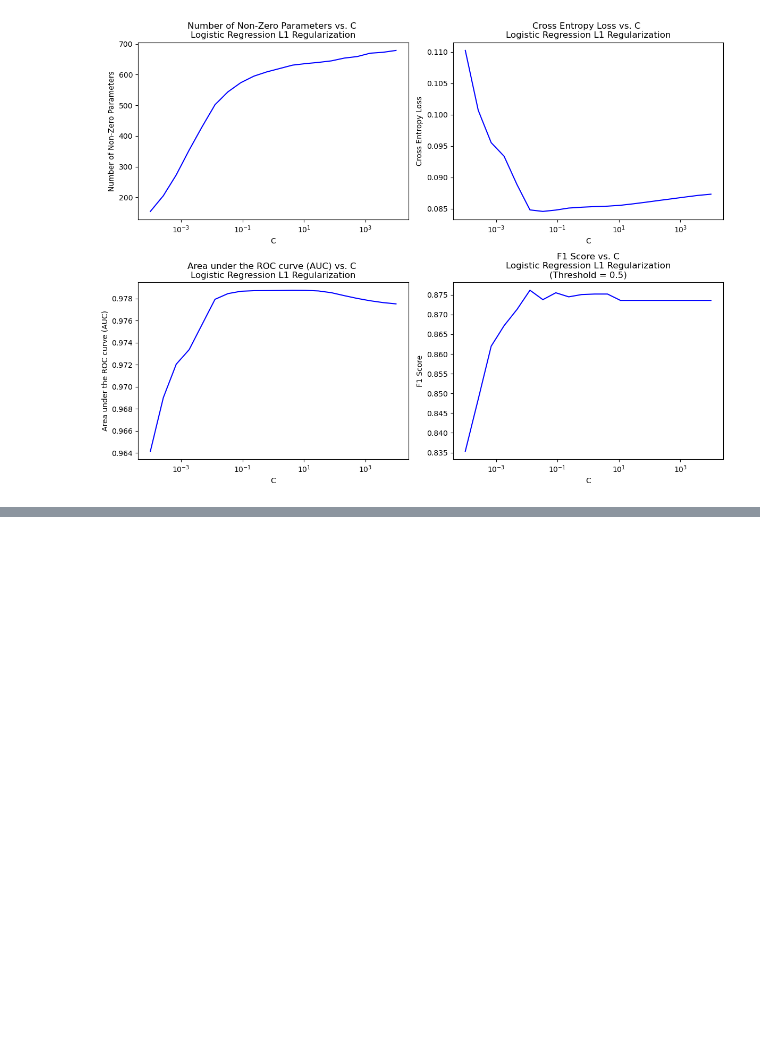
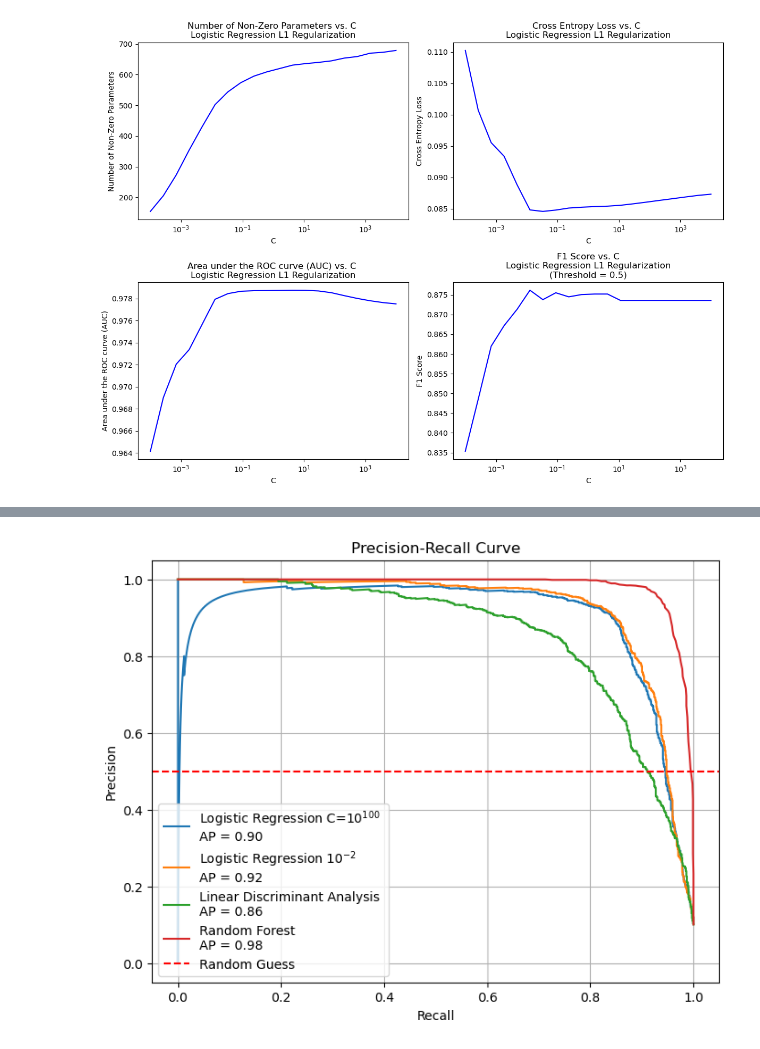
Before and after one commit to BarbaraPFloresRios/IDS705_PrinciplesOfMachineLearning, a Jupyter notebook: Assignment_3_SupervisedLearning_ModelTrainingAndEvaluation/Assignment_3.ipynb, the cells around one changed output, grey strips where cells are left out. Drawn from its saved outputs; the diff is of its cells as text; code cells hidden in the pictures; blank space fills up the shorter version.

```diff
--- a/Assignment_3_SupervisedLearning_ModelTrainingAndEvaluation/Assignment_3.ipynb
+++ b/Assignment_3_SupervisedLearning_ModelTrainingAndEvaluation/Assignment_3.ipynb
@@ -945,0 +858,28 @@ plt.show()
+# %%
+y_scores = [
+    (
+        model.decision_function(X_test)
+        if hasattr(model, "decision_function")
+        else model.predict_proba(X_test)[:, 1]
+    )
+    for model in models
+]
+
+plt.figure(figsize=(8, 6))
+for i, scores in enumerate(y_scores):
+    precision, recall, _ = precision_recall_curve(y_test, scores)
+    average_precision = average_precision_score(y_test, scores)
+    plt.plot(
+        recall, precision, label=f"{model_labels[i]} \nAP = {average_precision:.2f}"
+    )
+
+plt.axhline(y=0.5, color="red", linestyle="--", label="Random Guess")
+
+plt.xlabel("Recall")
+plt.ylabel("Precision")
+plt.title("Precision-Recall Curve")
+plt.legend(loc="lower left")
+plt.grid(True)
+plt.show()
+# %% [output]
+[figure, added]
```
Also changed, not shown: parts of 12 cells of this notebook.
